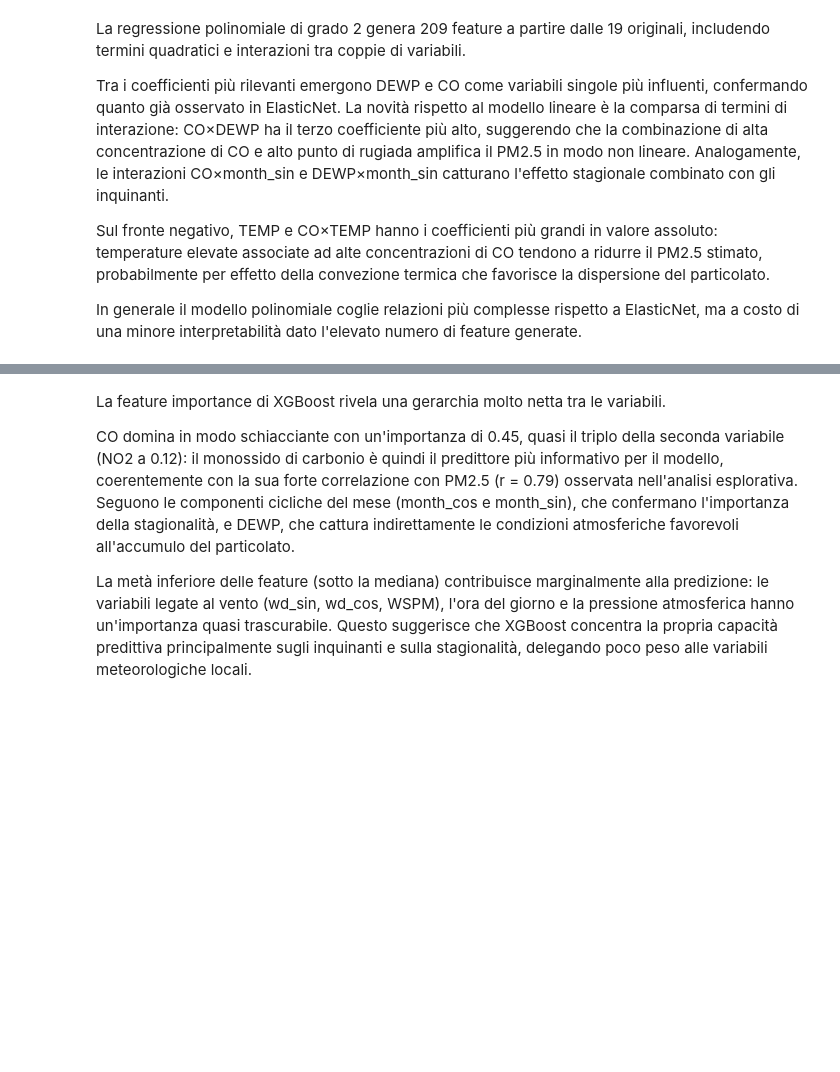
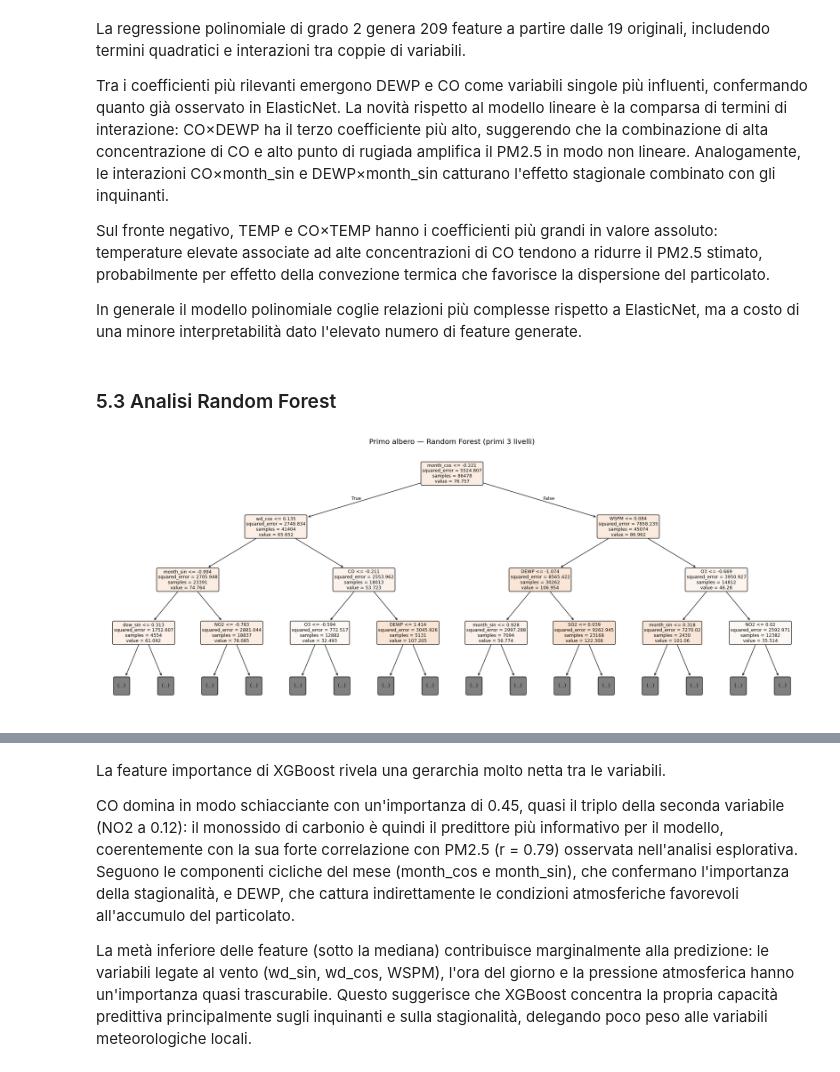
Before and after one commit to cirobassi11/air-quality-prediction, a Jupyter notebook: air_quality_prediction.ipynb, the cells around one changed output, grey strips where cells are left out. Saved outputs shown, nothing was run; the diff lists cells and outputs as text; code cells hidden in the pictures; blank space fills up the shorter version.

```diff
--- a/air_quality_prediction.ipynb
+++ b/air_quality_prediction.ipynb
@@ -1076,3 +1118,24 @@ catturano l'effetto stagionale combinato con gli inquinanti.
 Sul fronte negativo, TEMP e CO×TEMP hanno i coefficienti più grandi in valore assoluto: temperature elevate associate ad alte concentrazioni di CO tendono a ridurre il PM2.5 stimato, probabilmente per effetto della convezione termica che favorisce la dispersione del particolato.
 
 In generale il modello polinomiale coglie relazioni più complesse rispetto a ElasticNet, ma a costo di una minore interpretabilità dato l'elevato numero di feature generate.
+# %% [markdown]
+### 5.3 Analisi Random Forest
+# %%
+from sklearn.tree import plot_tree
+
+singolo_albero = rs_rf.best_estimator_['regr'].estimators_[0]
+
+plt.figure(figsize=(20, 8))
+plot_tree(
+    singolo_albero,
+    max_depth=3,
+    feature_names=X_train.columns.tolist(),
+    filled=True,
+    rounded=True,
+    fontsize=9
+)
+plt.title('Primo albero — Random Forest (primi 3 livelli)')
+plt.tight_layout()
+plt.show()
+# %% [output]
+[figure, added]
```
Also changed, not shown: parts of 45 cells of this notebook, 1 other file.
